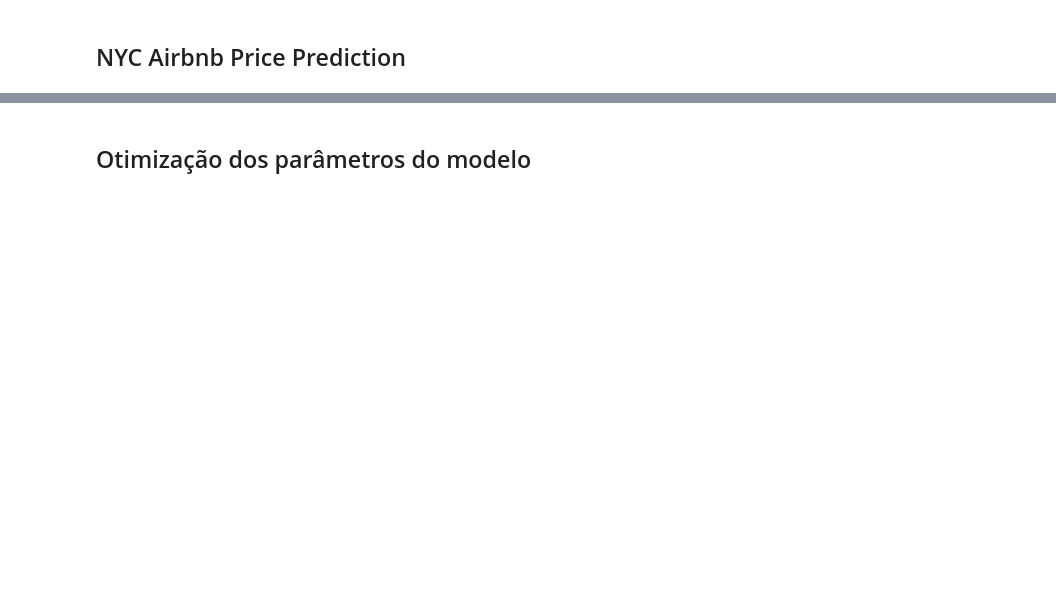
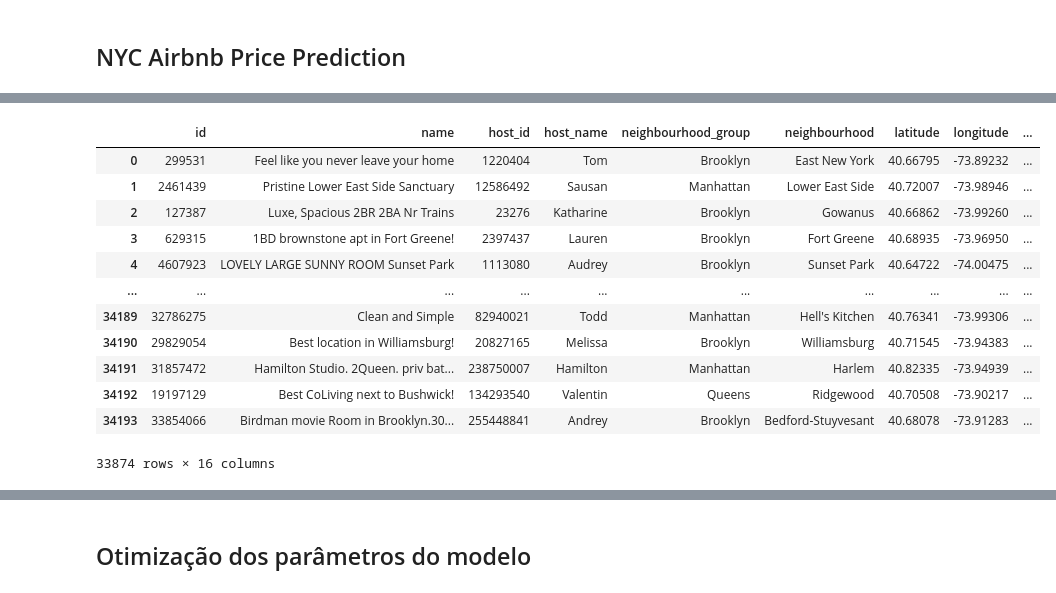
Before and after one commit to RodrigoFP51/nyc_airbnb_prices, a Jupyter notebook: notebooks/model_creation.ipynb, the cells around one changed output, grey strips where cells are left out. Cells and saved outputs as stored; diff of their text form; code cells hidden in the pictures; blank space fills up the shorter version.

```diff
--- a/notebooks/model_creation.ipynb
+++ b/notebooks/model_creation.ipynb
@@ -36,6 +92,21 @@ df = df.query("price > 0 & price < 800")
 #df = df[df['price']>0]
 # %%
 df['last_review'] = pd.to_datetime(df['last_review'])
+df
+# %% [output]
+|  | id | name | host_id | host_name | neighbourhood_group | neighbourhood | latitude | longitude | ... |
+| 0 | 299531 | Feel like you never leave your home | 1220404 | Tom | Brooklyn | East New York | 40.66795 | -73.89232 | ... |
+| 1 | 2461439 | Pristine Lower East Side Sanctuary | 12586492 | Sausan | Manhattan | Lower East Side | 40.72007 | -73.98946 | ... |
+| 2 | 127387 | Luxe, Spacious 2BR 2BA Nr Trains | 23276 | Katharine | Brooklyn | Gowanus | 40.66862 | -73.99260 | ... |
+| 3 | 629315 | 1BD brownstone apt in Fort Greene! | 2397437 | Lauren | Brooklyn | Fort Greene | 40.68935 | -73.96950 | ... |
+| 4 | 4607923 | LOVELY LARGE SUNNY ROOM Sunset Park | 1113080 | Audrey | Brooklyn | Sunset Park | 40.64722 | -74.00475 | ... |
+| ... | ... | ... | ... | ... | ... | ... | ... | ... | ... |
+| 34189 | 32786275 | Clean and Simple | 82940021 | Todd | Manhattan | Hell's Kitchen | 40.76341 | -73.99306 | ... |
+| 34190 | 29829054 | Best location in Williamsburg! | 20827165 | Melissa | Brooklyn | Williamsburg | 40.71545 | -73.94383 | ... |
+| 34191 | 31857472 | Hamilton Studio. 2Queen. priv bat... | 238750007 | Hamilton | Manhattan | Harlem | 40.82335 | -73.94939 | ... |
+| 34192 | 19197129 | Best CoLiving next to Bushwick! | 134293540 | Valentin | Queens | Ridgewood | 40.70508 | -73.90217 | ... |
+| 34193 | 33854066 | Birdman movie Room in Brooklyn.30... | 255448841 | Andrey | Brooklyn | Bedford-Stuyvesant | 40.68078 | -73.91283 | ... |
+33874 rows × 16 columns
 # %%
 df['price'] = df['price'].astype("float64")
 df['name'] = df['name'].astype(object)
```
Also changed, not shown: parts of 15 cells of this notebook, 2 other files.
